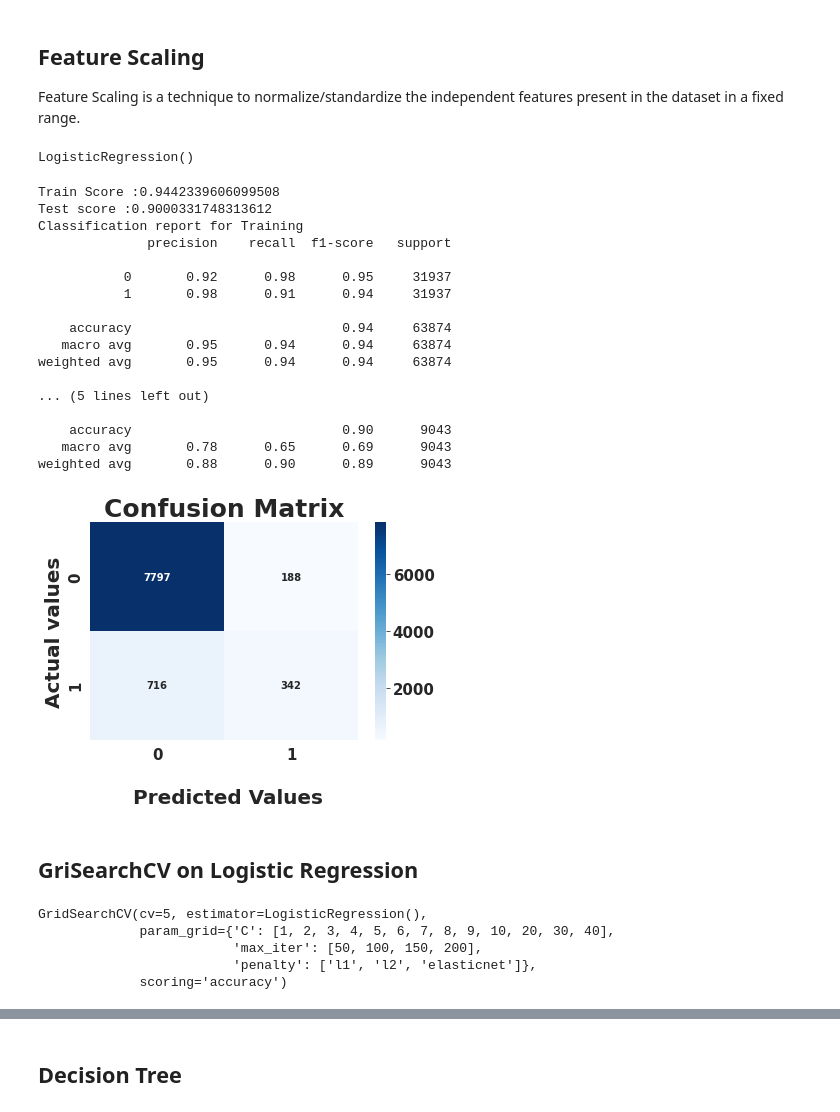
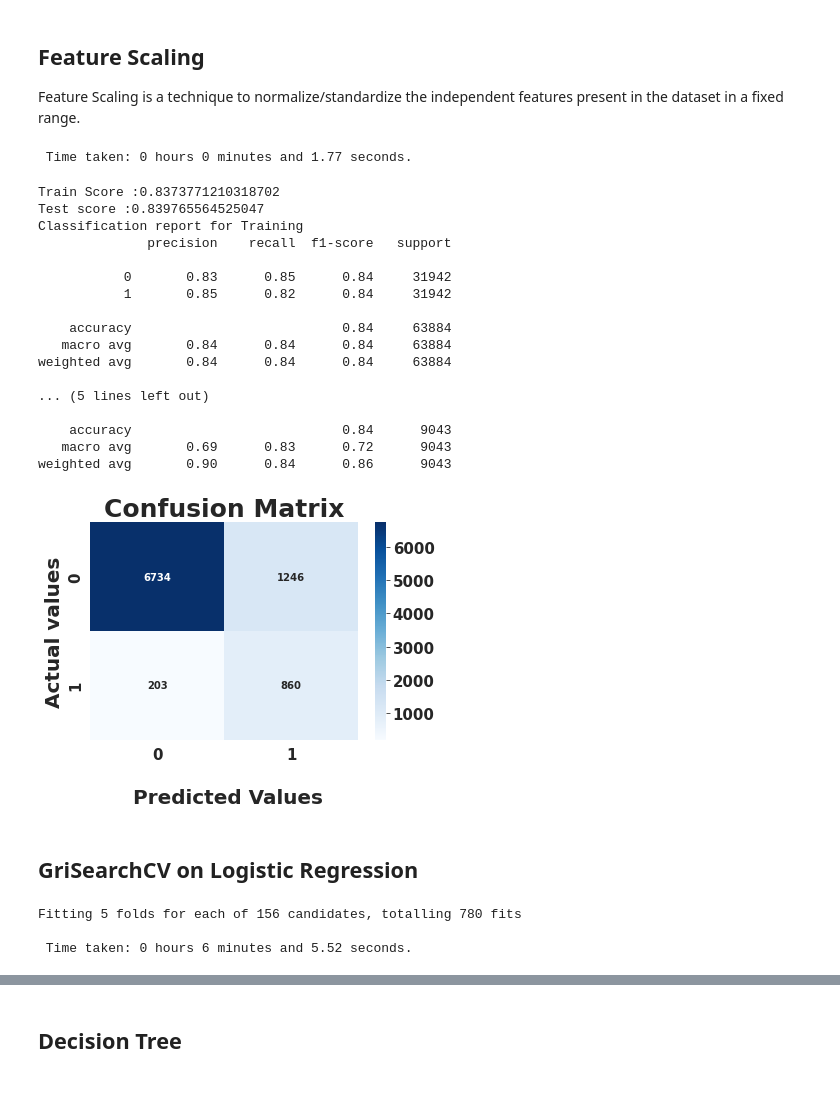
Before and after one commit to PranayUmredkar97/Bank-Marketing-Effectiveness-Prediction-Classification-Capstone-Project-, a Jupyter notebook: Bank_Marketing_Effectiveness_Prediction_Capstone_Project.ipynb, the cells around one changed output, grey strips where cells are left out. Saved outputs shown, nothing was run; the diff lists cells and outputs as text; code cells hidden in the pictures.

```diff
--- a/Bank_Marketing_Effectiveness_Prediction_Capstone_Project.ipynb
+++ b/Bank_Marketing_Effectiveness_Prediction_Capstone_Project.ipynb
@@ -690,14 +686,10 @@ def model_metrics(model,X_train,y_train,y_test,y_pred,y_pred_train):
 ## **Feature Scaling**
 Feature Scaling is a technique to normalize/standardize the independent features present in the dataset in a fixed range.
 # %%
-from sklearn.preprocessing import StandardScaler
+from sklearn.preprocessing import MinMaxScaler
 scaler = MinMaxScaler()
-X_train = scaler.fit_transform(x_train)
+x_trainr = scaler.fit_transform(x_trainr)
 X_test = scaler.transform(X_test)
 # %%
 #let's train logistics regression model
 LR =LogisticRegression()
-# %%
-LR.fit(X_train,y_train)
-# %% [output]
-LogisticRegression()
@@ -704,27 +707,33 @@ LogisticRegression()
+# %%
+start_time = timer(None)
+LR.fit(x_trainr,y_trainr)
+timer(start_time)
+# %% [output]
+ Time taken: 0 hours 0 minutes and 1.77 seconds.
 # %%
 y_pred_lr = LR.predict(X_test)
-y_pred_lr_train =LR.predict(X_train)
+y_pred_lr_train =LR.predict(x_trainr)
 # %%
-model_metrics(LR,X_train,y_train,y_test,y_pred_lr,y_pred_lr_train)
+model_metrics(LR,x_trainr,y_trainr,y_test,y_pred_lr,y_pred_lr_train)
 # %% [output]
-Train Score :0.9442339606099508
-Test score :0.9000331748313612
+Train Score :0.8373771210318702
+Test score :0.839765564525047
 Classification report for Training
               precision    recall  f1-score   support
 
-           0       0.92      0.98      0.95     31937
-           1       0.98      0.91      0.94     31937
+           0       0.83      0.85      0.84     31942
+           1       0.85      0.82      0.84     31942
 
-    accuracy                           0.94     63874
-   macro avg       0.95      0.94      0.94     63874
-weighted avg       0.95      0.94      0.94     63874
+    accuracy                           0.84     63884
+   macro avg       0.84      0.84      0.84     63884
+weighted avg       0.84      0.84      0.84     63884
 
 ... (5 lines left out)
 
-    accuracy                           0.90      9043
-   macro avg       0.78      0.65      0.69      9043
-weighted avg       0.88      0.90      0.89      9043
+    accuracy                           0.84      9043
+   macro avg       0.69      0.83      0.72      9043
+weighted avg       0.90      0.84      0.86      9043
-[figure, old version]
+[figure, new version]
 # %%
  #importing library for hyperparameter tuning
  from sklearn.model_selection import GridSearchCV
@@ -741,11 +748,13 @@ LR_Grid = GridSearchCV(LR,param_grid=parameter,scoring='accuracy',cv=5)
-# %%
-LR_Grid.fit(X_train,y_train)
-# %% [output]
-GridSearchCV(cv=5, estimator=LogisticRegression(),
-             param_grid={'C': [1, 2, 3, 4, 5, 6, 7, 8, 9, 10, 20, 30, 40],
-                         'max_iter': [50, 100, 150, 200],
-                         'penalty': ['l1', 'l2', 'elasticnet']},
-             scoring='accuracy')
+# %%
+LR = LogisticRegression()
+LR_Grid = GridSearchCV(LR,param_grid=parameter,scoring='precision',cv=5,verbose=3,n_jobs=-1)
+start_time = timer(None)
+LR_Grid.fit(x_trainr,y_trainr)
+timer(start_time)
+# %% [output]
+Fitting 5 folds for each of 156 candidates, totalling 780 fits
+
+ Time taken: 0 hours 6 minutes and 5.52 seconds.
 # %%
 # let's check best parameter for model
 LR_Grid.best_params_
```
Also changed, not shown: parts of 50 cells of this notebook.
